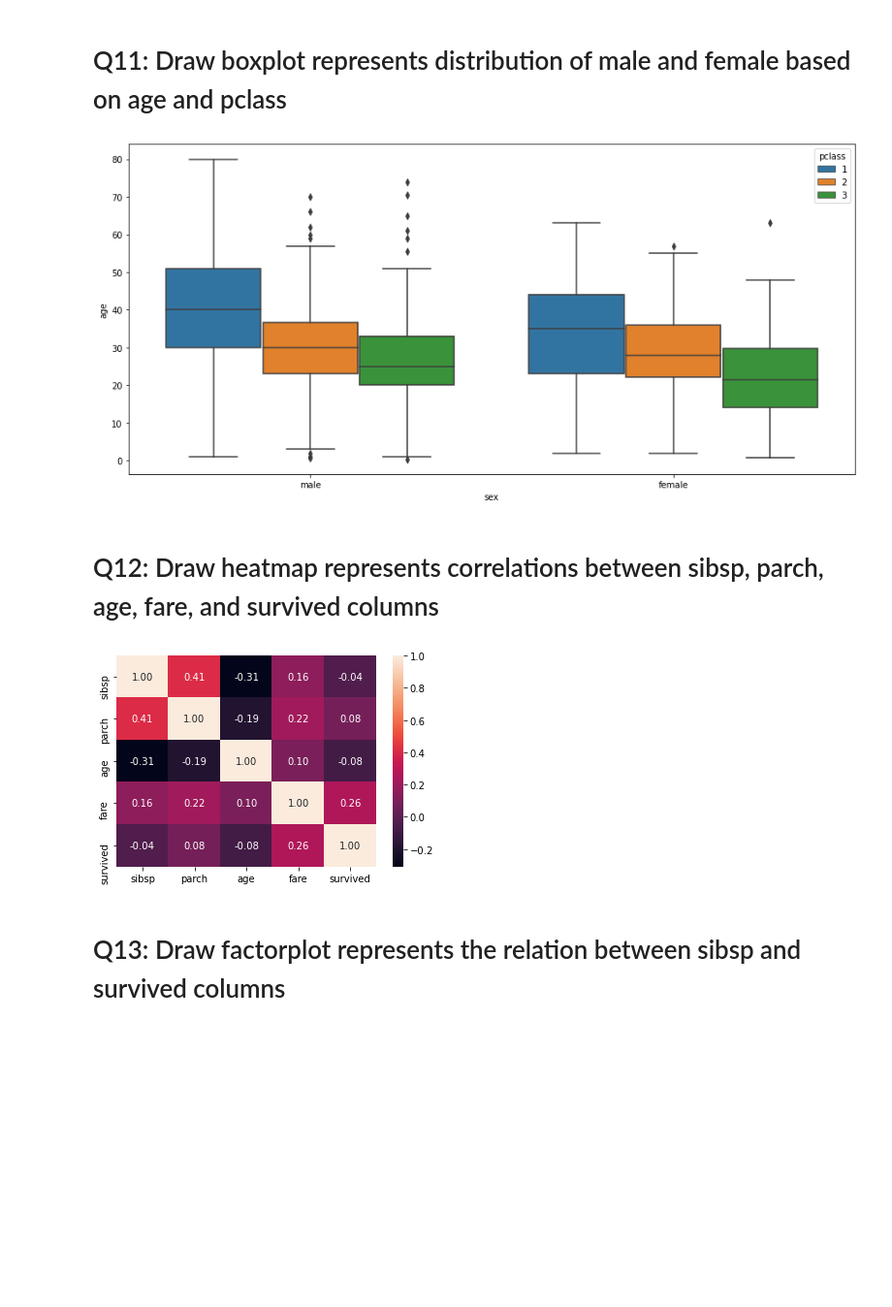
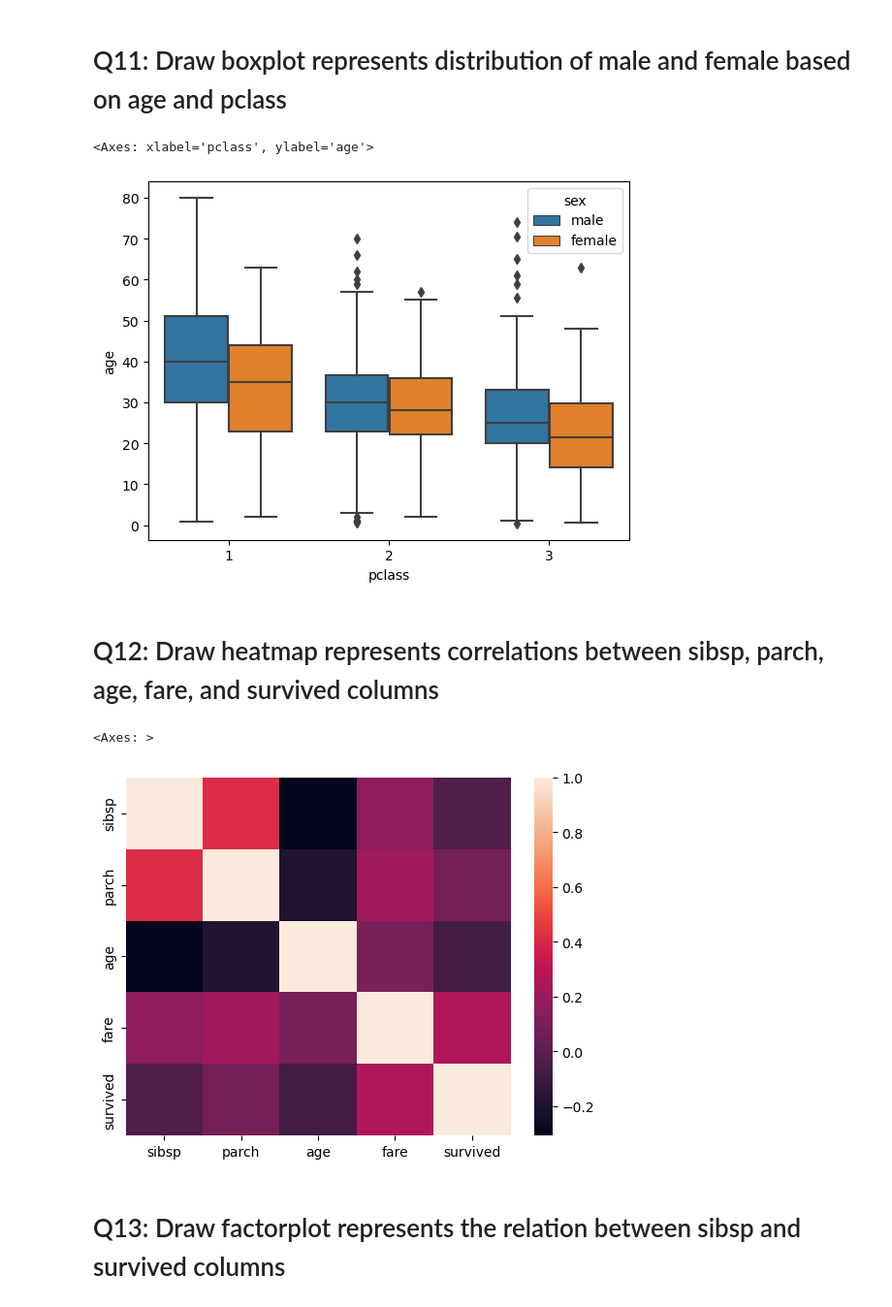
Before and after one commit to sambatika1/Seaborn-Lab1, a Jupyter notebook: Seaborn_Assignment1.ipynb, the cells around one changed output. Shown: that part at 97% size. Saved outputs shown, nothing was run; the diff lists cells and outputs as text; code cells hidden in the pictures; blank space fills up the shorter version.

```diff
--- a/Seaborn_Assignment1.ipynb
+++ b/Seaborn_Assignment1.ipynb
@@ -94,6 +91,8 @@ memory usage: 92.4+ KB
 # %% [markdown]
 # Q4: Add a new_column to a DataFrame that combines class and embark_town
 # %%
+df["new_column"] = df["class"]  + " " +  df["embark_town"]
+df
 # %% [output]
 |  | survived | pclass | sex | age | sibsp | parch | fare | embarked | class | who | ... |
 | 0 | 0 | 3 | male | 22.0 | 1 | 0 | 7.2500 | S | Third | man | ... |
@@ -104,3 +110,4 @@ memory usage: 92.4+ KB
 # %% [markdown]
 # Q5: Remove new_column from the DataFrame
 # %%
+df.drop(["new_column"], axis=1, inplace = True)
@@ -179,12 +175,17 @@ Name: class, dtype: int64
 # %% [markdown]
 # Q11: Draw boxplot represents distribution of male and female based on age and pclass
 # %%
+sns.boxplot(x="pclass", y="age", hue="sex",data=df)
 # %% [output]
+<Axes: xlabel='pclass', ylabel='age'>
-[figure, old version]
+[figure, new version]
 # %% [markdown]
 # Q12: Draw heatmap represents correlations between sibsp, parch, age, fare, and survived columns
 # %%
+h= df[["sibsp", "parch", "age", "fare", "survived"]]
+sns.heatmap(h.corr())
 # %% [output]
+<Axes: >
-[figure, old version]
+[figure, new version]
 # %% [markdown]
 # Q13: Draw factorplot represents the relation between sibsp and survived columns
```
Also changed, not shown: parts of 19 cells of this notebook.
